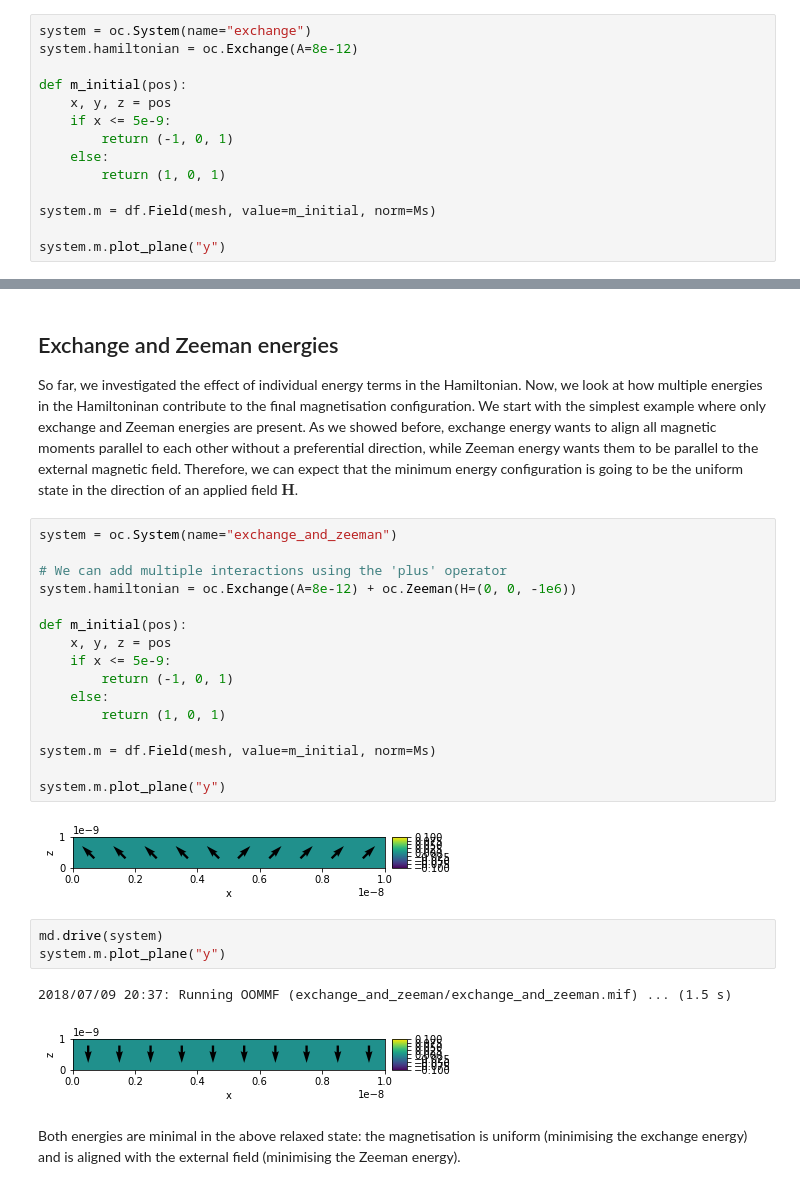
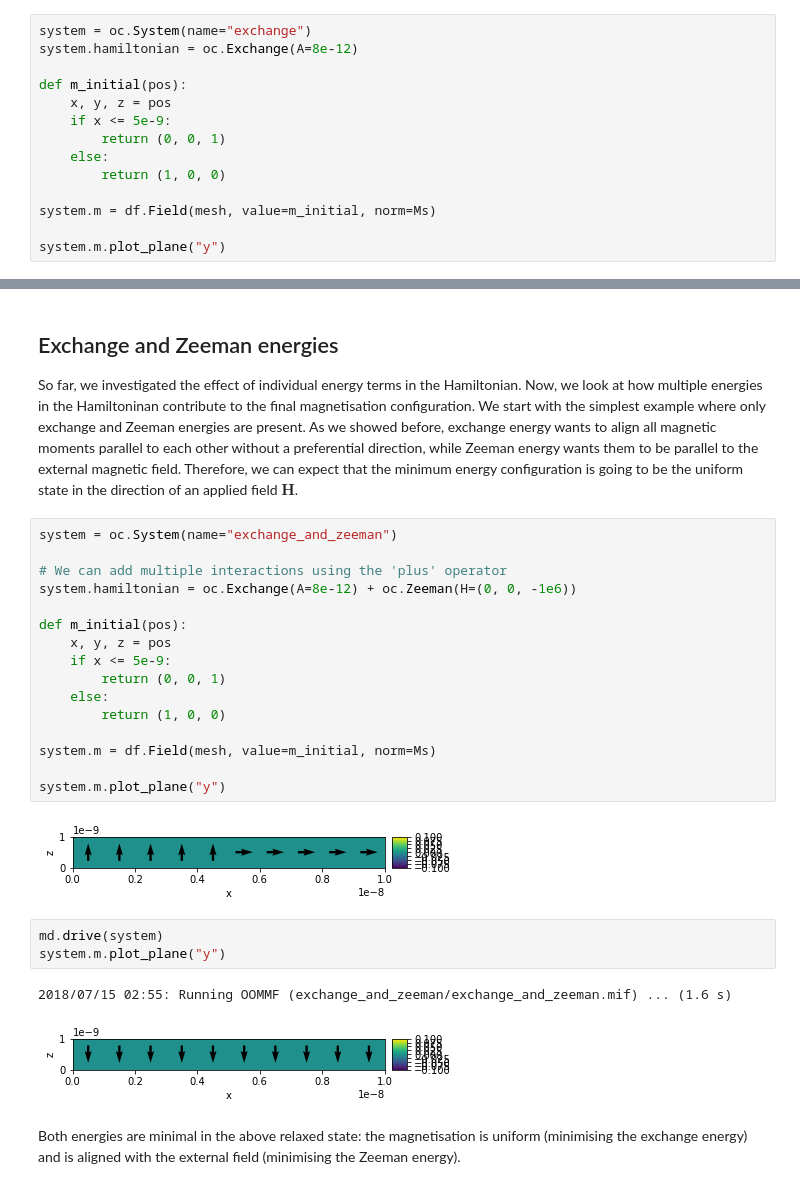
Before and after one commit to joommf-attic/icm2018-workshop, a Jupyter notebook: notebooks/02-tutorial-hamiltonian.ipynb, the cells around one changed output, grey strips where cells are left out. Cells and saved outputs as stored; diff of their text form.

```diff
--- a/notebooks/02-tutorial-hamiltonian.ipynb
+++ b/notebooks/02-tutorial-hamiltonian.ipynb
@@ -102,9 +102,9 @@ system.hamiltonian = oc.Exchange(A=8e-12)
 def m_initial(pos):
     x, y, z = pos
     if x <= 5e-9:
-        return (-1, 0, 1)
+        return (0, 0, 1)
     else:
-        return (1, 0, 1)
+        return (1, 0, 0)
 
 system.m = df.Field(mesh, value=m_initial, norm=Ms)
 
@@ -141,26 +141,26 @@ So far, we investigated the effect of individual energy terms in the Hamiltonian
 # %%
 system = oc.System(name="exchange_and_zeeman")
 
 # We can add multiple interactions using the 'plus' operator
 system.hamiltonian = oc.Exchange(A=8e-12) + oc.Zeeman(H=(0, 0, -1e6))
 
 def m_initial(pos):
     x, y, z = pos
     if x <= 5e-9:
-        return (-1, 0, 1)
+        return (0, 0, 1)
     else:
-        return (1, 0, 1)
+        return (1, 0, 0)
 
 system.m = df.Field(mesh, value=m_initial, norm=Ms)
 
 system.m.plot_plane("y")
 # %% [output]
-[figure, old version]
+[figure, new version]
 # %%
 md.drive(system)
 system.m.plot_plane("y")
 # %% [output]
-2018/07/09 20:37: Running OOMMF (exchange_and_zeeman/exchange_and_zeeman.mif) ... (1.5 s)
+2018/07/15 02:55: Running OOMMF (exchange_and_zeeman/exchange_and_zeeman.mif) ... (1.6 s)
 [figure]
 # %% [markdown]
 Both energies are minimal in the above relaxed state: the magnetisation is uniform (minimising the exchange energy) and is aligned with the external field (minimising the Zeeman energy).
```
Also changed, not shown: parts of 12 cells of this notebook, 7 other files.
